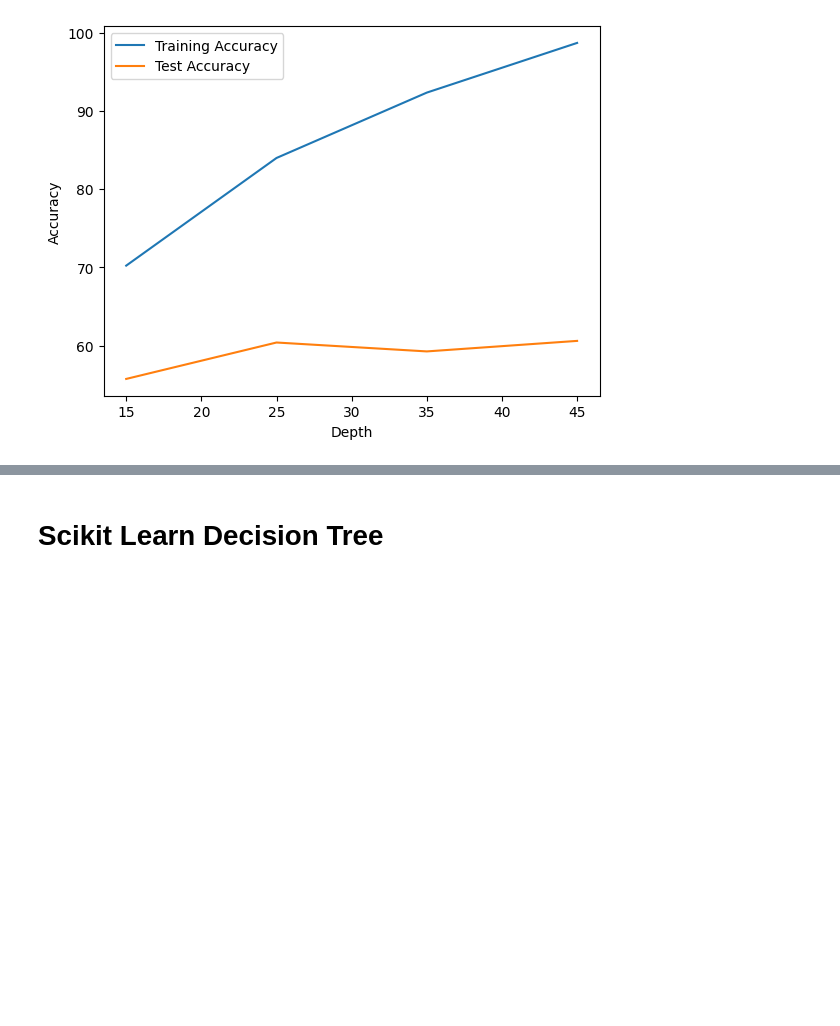
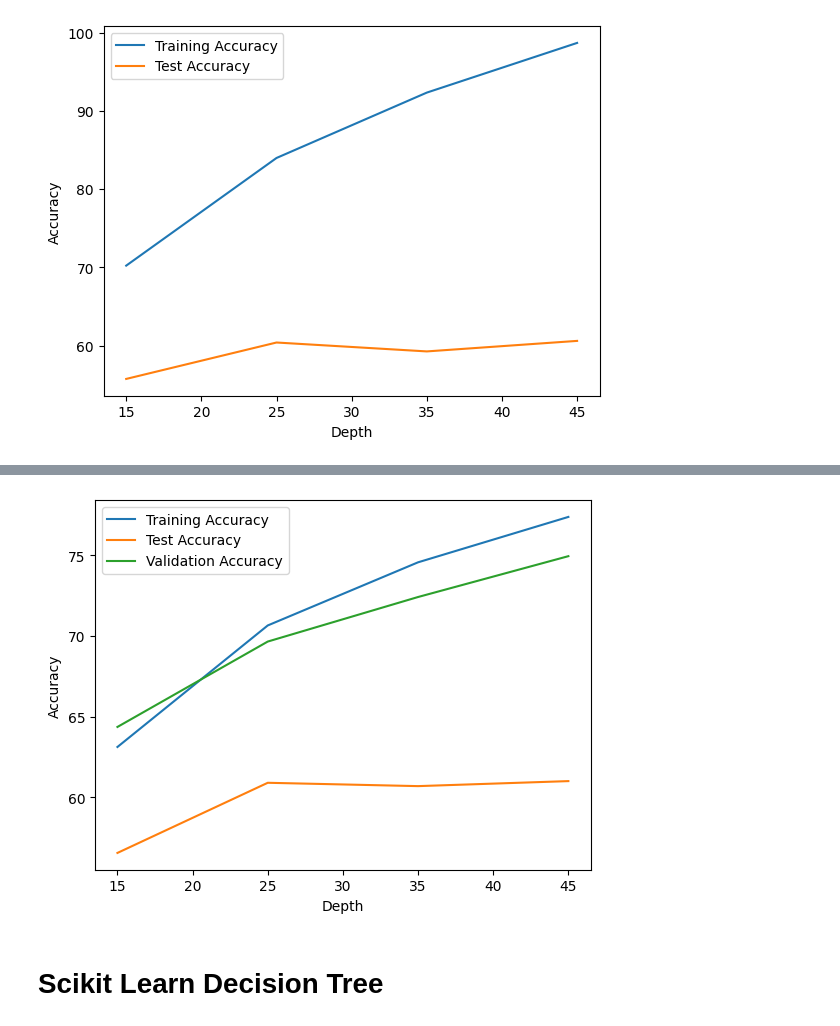
Before and after one commit to hbot07/Machine_Learning_COL774_Assignments, a Jupyter notebook: Assignment 3/q1/decision tree.ipynb, the cells around one changed output, grey strips where cells are left out. Saved outputs shown, nothing was run; the diff lists cells and outputs as text; code cells hidden in the pictures; blank space fills up the shorter version.

```diff
--- a/Assignment 3/q1/decision tree.ipynb
+++ b/Assignment 3/q1/decision tree.ipynb
@@ -463,3 +482,16 @@ plt.show()
+# %%
+# plot the results
+plt.plot(depths, [r[1]*100 for r in results_one_hot_corrected], label="Training Accuracy")
+plt.plot(depths, [r[2]*100 for r in results_one_hot_corrected], label="Test Accuracy")
+plt.plot(depths, [r*100 for r in val_accs], label="Validation Accuracy")
+
+plt.xlabel("Depth")
+plt.ylabel("Accuracy")
+plt.legend()
+plt.savefig("(c)depth_vs_accuracy after pruning.png")
+plt.show()
+# %% [output]
+[figure, added]
 # %% [markdown]
 # Scikit Learn Decision Tree
 # %%
```
Also changed, not shown: parts of 14 cells of this notebook, 5 other files.
